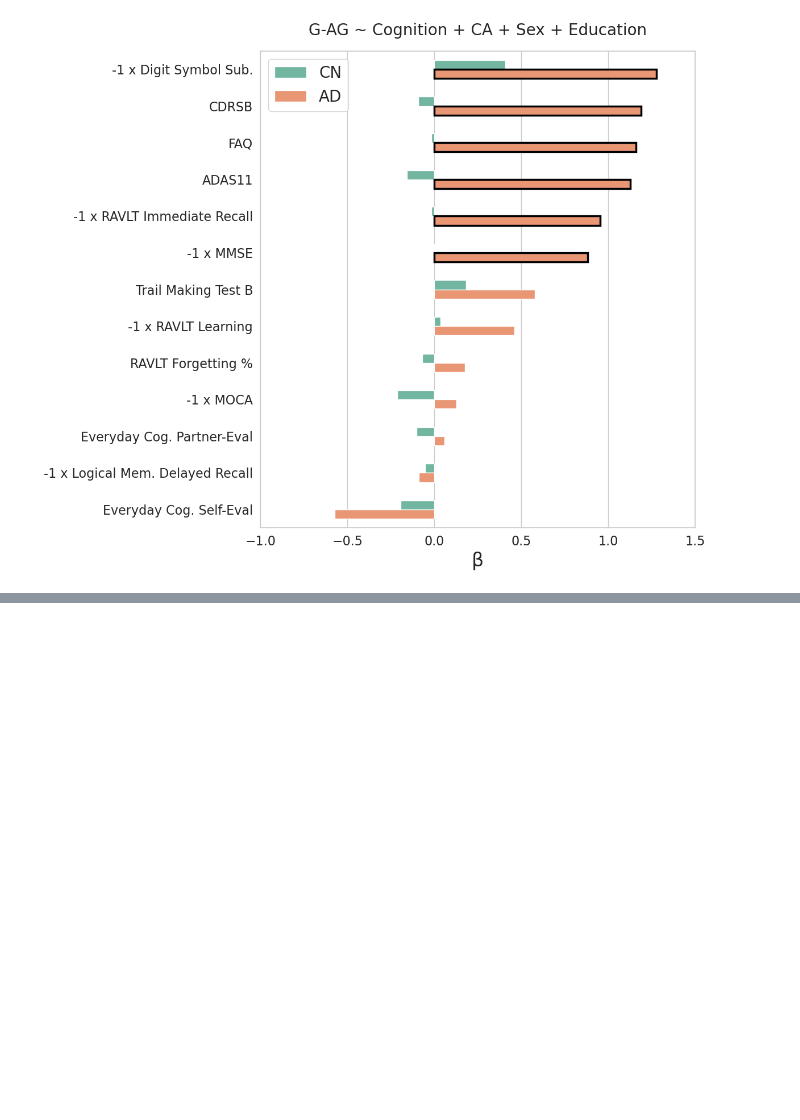
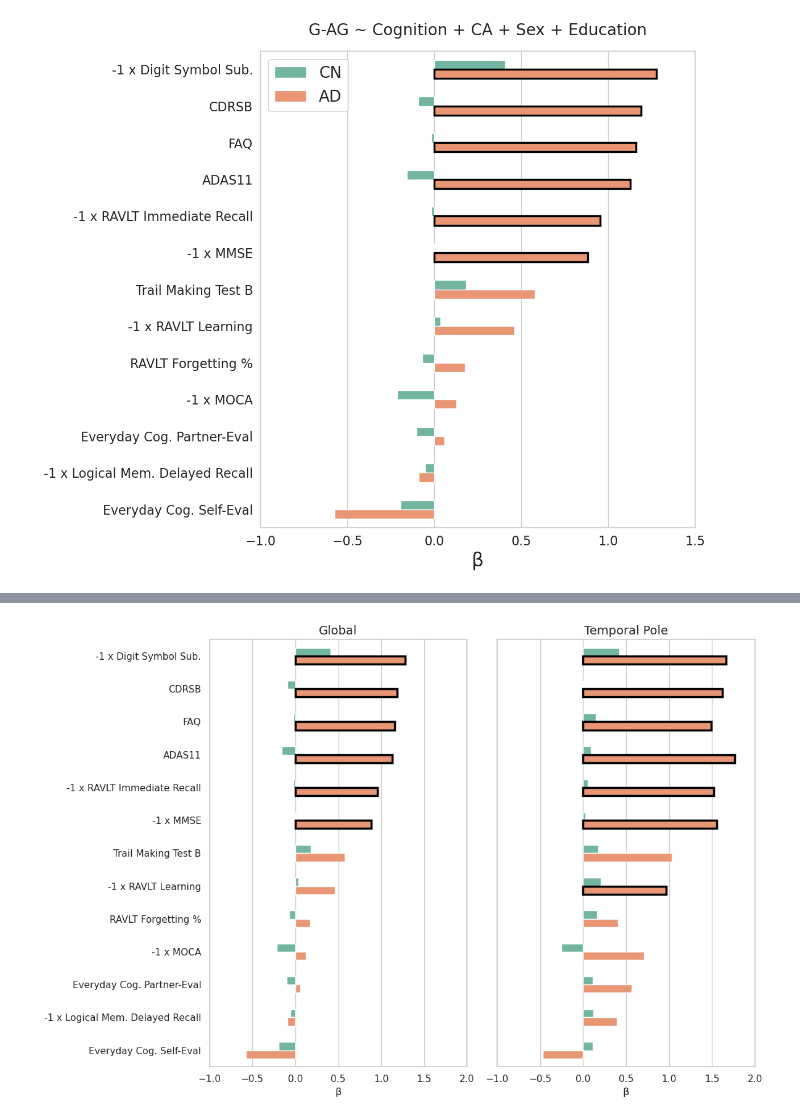
Before and after one commit to SamAndTheSun/Graph_UNet, a Jupyter notebook: notebooks/AD_analysis.ipynb, the cells around one changed output, grey strips where cells are left out. Cells and saved outputs as stored; diff of their text form; code cells hidden in the pictures; blank space fills up the shorter version.

```diff
--- a/notebooks/AD_analysis.ipynb
+++ b/notebooks/AD_analysis.ipynb
@@ -290,0 +210,100 @@ local_results[
+# %%
+# Get the regression results
+local_results, cog_arrays, _ = regress_cognitive(data_dir, output_dir, cog_path, test_relations,
+                                              subset=True, postprocess_obj=postprocess(),
+                                              get_beta_arrays=True, mask_by='adj', pval_thresh=0.05,
+                                              partial_region_names=False,
+                                              regions=[('all', 'both'), ('Pole_temporal', 'both')])
+
+# Save the df and cog arrays
+local_results.to_csv(f'{output_dir}local_cog_tests.csv')
+with open(f'{output_dir}cog_test_values/all_cog_arrays.pkl', 'wb') as f:
+    pickle.dump(cog_arrays, f)
+# %%
+# Load and clean results
+local_results = pd.read_csv(f'{output_dir}local_cog_tests.csv')
+
+# Replace certain tests to make them more readable
+local_results['test'] = local_results['test'].replace({
+    'DIGITSCOR': 'Digit Symbol Sub.',
+    'RAVLT_immediate': 'RAVLT Immediate Recall',
+    'TRABSCOR': 'Trail Making Test B',
+    'RAVLT_learning': 'RAVLT Learning',
+    'RAVLT_perc_forgetting': 'RAVLT Forgetting %',
+    'EcogSPTotal': 'Everyday Cog. Partner-Eval',
+    'LDELTOTAL': 'Logical Mem. Delayed Recall',
+    'EcogPtTotal': 'Everyday Cog. Self-Eval'
+})
+
+# Replace regions them more readable
+local_results['region'] = local_results['region'].replace({
+    'Pole_temporal': 'Temporal Pole',
+    'G_oc-temp_med-Parahip': 'Parahippocampal Gyrus',
+    'G_temporal_inf' : 'Inferior Temporal Gyrus',
+    'Front' : 'Frontal',
+    'all' : 'Global'
+})
+
+# Replace hemis them more readable
+local_results['hemi'] = local_results['hemi'].replace({
+    'lh': 'Left',
+    'rh': 'Right',
+})
+
+
+# Add negative signs to indicate inversion
+local_results.loc[local_results['is_inverted'], 'test'] = '-1 x ' + local_results.loc[local_results['is_inverted'], 'test'].astype(str)
+
+# Set style
+sns.set(style='whitegrid')
+
+# Get unique region × hemi combinations
+region_hemi_combos = local_results[['region', 'hemi']].drop_duplicates()
+n_subplots = len(region_hemi_combos)
+n_cols = 2
+n_rows = (n_subplots + n_cols - 1) // n_cols
+
+fig, axes = plt.subplots(n_rows, n_cols, figsize=(12, 8), sharex=True)
+axes = axes.flatten()
+
+for i, ((region, hemi), ax) in enumerate(zip(region_hemi_combos.values, axes)):
+    combo_data = local_results[(local_results['region'] == region) & (local_results['hemi'] == hemi)]
+
+    sns.barplot(
+        data=combo_data,
+        y='test', x='coef', hue='cohort',
+        palette='Set2', ax=ax, width=0.5, order=sorted_order
+    )
+    bold_significant_bars(combo_data, ax,
+                          'test', 'cohort',
+                          pval_thresh = 0.05,
+                          hue_order=['CN', 'AD'])
+
+    # Fixed x-axis range
+    ax.set_xlim(-1, 2)
+
+    # Title = region + hemisphere
+    if hemi == 'both':
+        ax.set_title(region, fontsize=14)
+    else:
+        ax.set_title(f"{region} ({hemi})", fontsize=14)
+
+    # Only show y-ticks on left column
+    if i % n_cols != 0:
+        ax.set_yticks([])
+
+    # Only show x-tick labels on bottom row
+    if i < n_subplots - n_cols:
+        ax.tick_params(axis='x', labelbottom=False)
+
+    ax.set_xlabel('β')
+    ax.set_ylabel('')
+    ax.get_legend().remove()
+
+# Remove any empty axes
+for j in range(i+1, len(axes)):
+    fig.delaxes(axes[j])
+
+plt.tight_layout()
+# %% [output]
+[figure, added]
```
Also changed, not shown: parts of 8 cells of this notebook, 3 other files.
